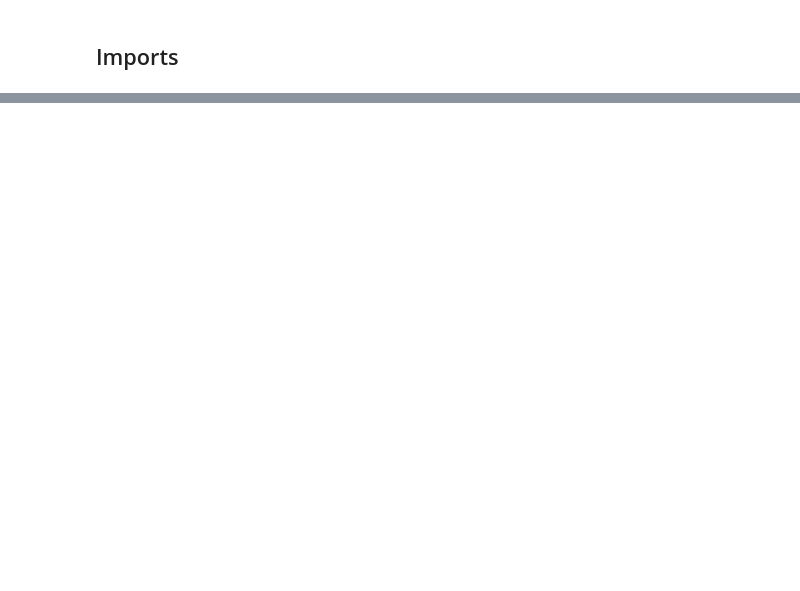
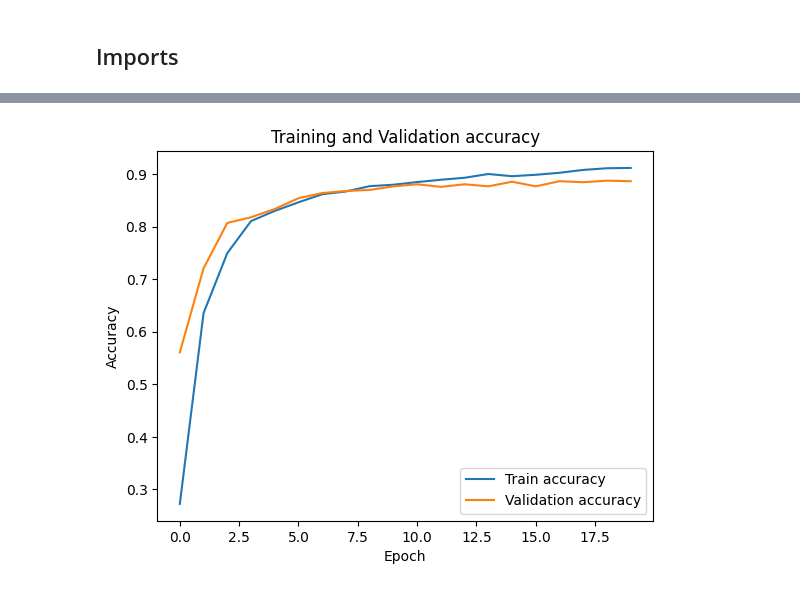
Before and after one commit to Matheuspp/projeto_vit_ufu, a Jupyter notebook: resnet18.ipynb, the cells around one changed output, grey strips where cells are left out. Cells and saved outputs as stored; diff of their text form; code cells hidden in the pictures; blank space fills up the shorter version.

```diff
--- a/resnet18.ipynb
+++ b/resnet18.ipynb
@@ -130,0 +220,20 @@ print(f'Test Accuracy: {accuracy:.2f}%')
+# %%
+# Example losses data
+epoch = np.arange(len(train_accs))
+
+# Plot accs
+plt.plot(epoch, train_accs, label='Train accuracy')
+plt.plot(epoch, val_accs, label='Validation accuracy')
+
+# Set labels and title
+plt.xlabel('Epoch')
+plt.ylabel('Accuracy')
+plt.title('Training and Validation accuracy')
+
+# Add legend
+plt.legend()
+
+# Display the plot
+plt.show()
+# %% [output]
+[figure, added]
```
Also changed, not shown: parts of 10 cells of this notebook, 3 other files.
